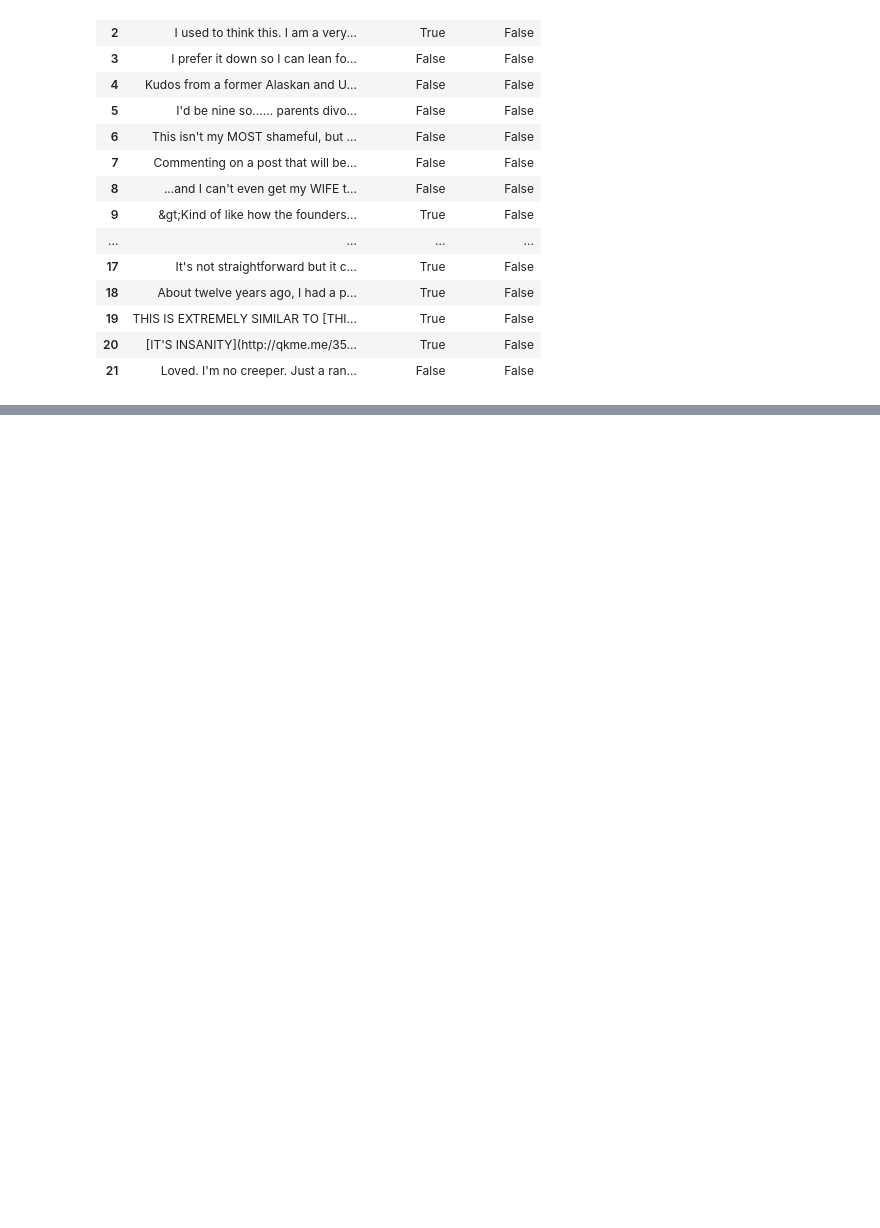
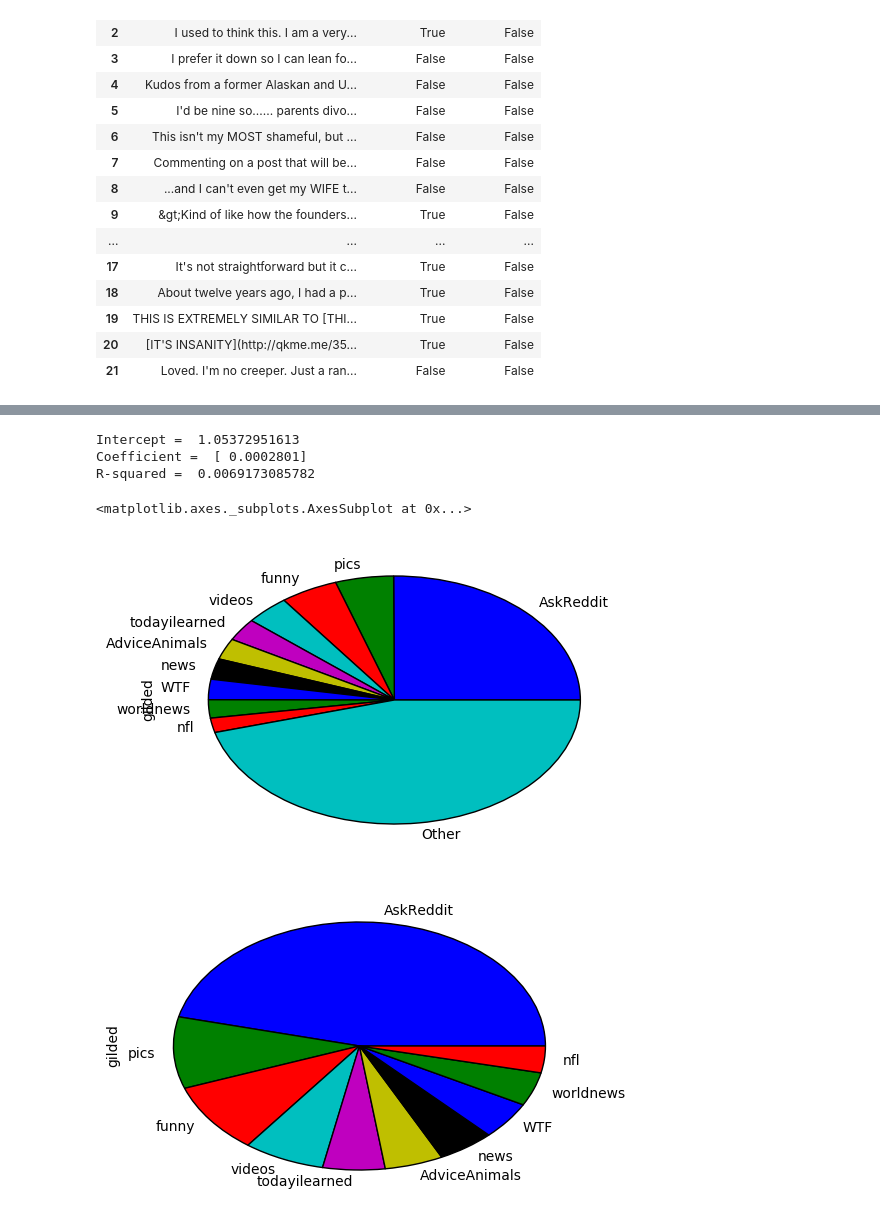
Before and after one commit to cyinwei/csce489_gold, a Jupyter notebook: Jeremy's Notebook.ipynb, the cells around one changed output, grey strips where cells are left out. Drawn from its saved outputs; the diff is of its cells as text; code cells hidden in the pictures; blank space fills up the shorter version.

```diff
--- a/Jeremy's Notebook.ipynb
+++ b/Jeremy's Notebook.ipynb
@@ -98,3 +98,24 @@ See the caveats in the documentation: http://pandas.pydata.org/pandas-docs/stabl
 | 19 | THIS IS EXTREMELY SIMILAR TO [THI... | True | False |
 | 20 | [IT'S INSANITY](http://qkme.me/35... | True | False |
 | 21 | Loved. I'm no creeper. Just a ran... | False | False |
+# %%
+from scripts import Munger as mg
+import pandas as pd
+
+filename = 'Start Data/2015/RC_2015-01_gilded.csv'
+
+data = pd.read_csv(filename)
+temp = pd.read_csv('Start Data/2015/RC_2015-02_gilded.csv')
+data = data.append(temp, ignore_index=True)
+temp = pd.read_csv('Start Data/2015/RC_2015-03_gilded.csv')
+data = data.append(temp, ignore_index=True)
+temp = pd.read_csv('Start Data/2015/RC_2015-04_gilded.csv')
+data = data.append(temp, ignore_index=True)
+temp = pd.read_csv('Start Data/2015/RC_2015-05_gilded.csv')
+data = data.append(temp, ignore_index=True)
+
+data['body'] = data['body'].astype(str)
+
+data['Contains MD'] = data['body'].apply(lambda x: mg.containsMD(x))
+data['Contains tldr'] = data['body'].apply(lambda x: mg.containsTLDR(x))
+data['Word Count'] = data['body'].apply(lambda x: len(x.split(' ')))
@@ -100,0 +153,30 @@ See the caveats in the documentation: http://pandas.pydata.org/pandas-docs/stabl
+# %%
+X = data[['Word Count']]
+y = data['gilded']
+
+# follow the usual sklearn pattern: import, instantiate, fit
+from sklearn.linear_model import LinearRegression
+lm_in_sklearn = LinearRegression()
+lm_in_sklearn.fit(X, y)
+
+# print intercept and coefficients
+print "Intercept = ", lm_in_sklearn.intercept_
+print "Coefficient = ", lm_in_sklearn.coef_
+
+# calculate the R-squared
+print 'R-squared = ', lm_in_sklearn.score(X, y)
+# %% [output]
+Intercept =  1.05372951613
+Coefficient =  [ 0.0002801]
+R-squared =  0.0069173085782
+# %%
+topsum = data.groupby('subreddit')[['gilded']].count().sort_values('gilded', ascending=False).head(10).sum()
+remaindersum = data.groupby('subreddit')[['gilded']].count().sort_values('gilded', ascending=True).head(-10).sum()
+
+top = data.groupby('subreddit')[['gilded']].count().sort_values('gilded', ascending=False).head(10)
+top.append(pd.DataFrame([(remaindersum-topsum)], columns=['gilded'], index=['Other'])).plot(kind='pie', y='gilded', legend=False)
+top.plot(kind='pie', y='gilded', legend=False)
+# %% [output]
+<matplotlib.axes._subplots.AxesSubplot at 0x...>
+[figure, added]
+[figure, added]
```
Also changed, not shown: parts of 2 cells of this notebook, 1 other file.
